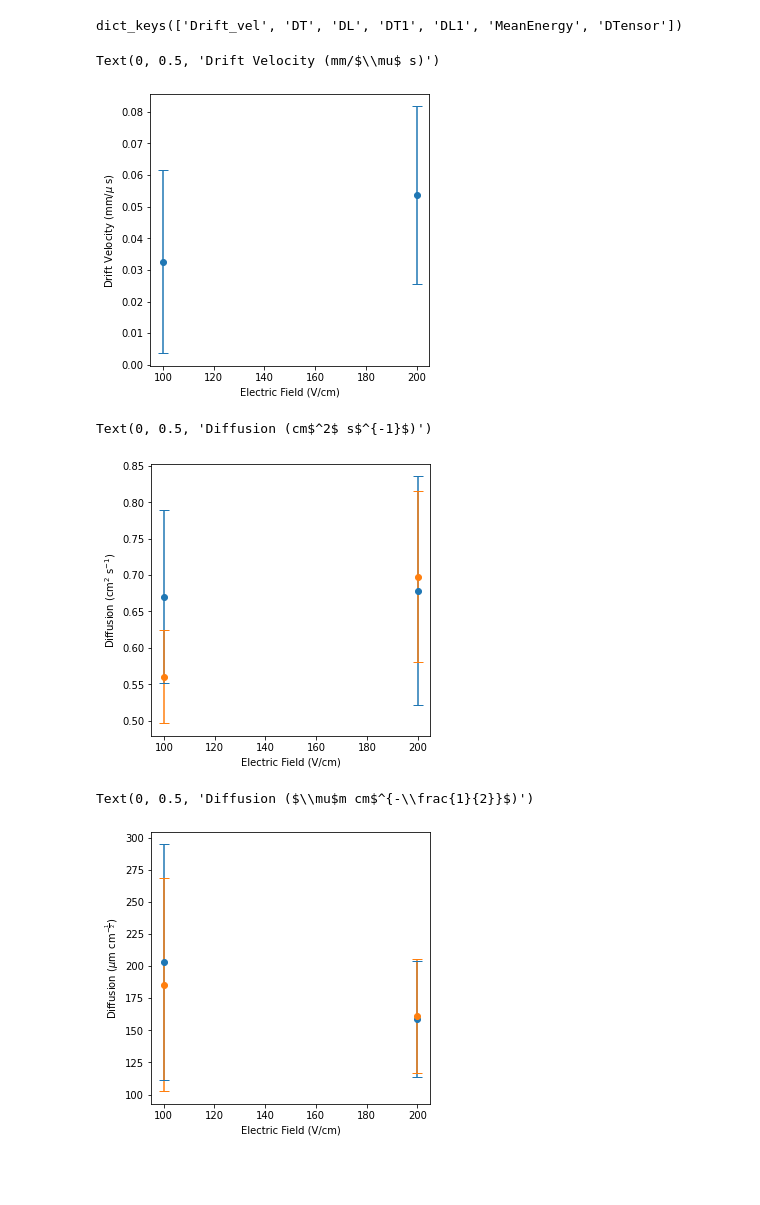
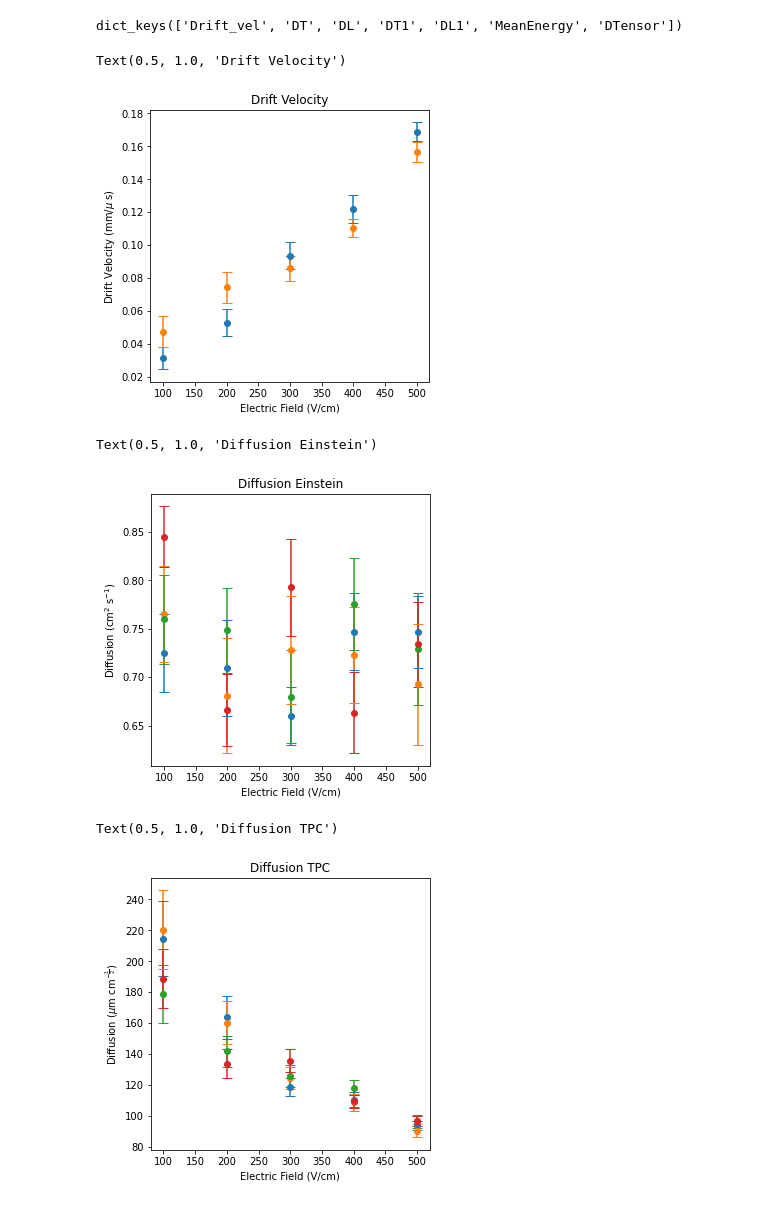
Before and after one commit to axk4357/PyBoltz, a Jupyter notebook: examples/Example.ipynb, the cells around one changed output. Saved outputs shown, nothing was run; the diff lists cells and outputs as text; code cells hidden in the pictures; blank space fills up the shorter version.

```diff
--- a/examples/Example.ipynb
+++ b/examples/Example.ipynb
@@ -54,9 +54,9 @@ DME 25
 DME2 26
 # %%
 # Configure settings for our simulation
-MySettings   ={'Gases'                 :['DME2','CO2'],
+MySettings   ={'Gases'                 :['DME','CO2'],
                'Fractions'             :[99,1],
-               'Max_collisions'        :1e7,
+               'Max_collisions'        :1e8,
                'EField_Vcm'            :100,
                'Max_electron_energy'   :0,
                'Temperature_C'         :23,
@@ -79,11 +79,22 @@ DTs_err=[]
 DLs_err=[]
 DT1s_err=[]
 DL1s_err=[]
+
+DriftVelsB=[]
+DriftVels_errB=[]
+DTsB=[]
+DLsB=[]
+DT1sB=[]
+DL1sB=[]
+DTs_errB=[]
+DLs_errB=[]
+DT1s_errB=[]
+DL1s_errB=[]
 # %%
 
 # Run for each E field
 
-EFields=np.arange(100,300,100)
+EFields=np.arange(100,600,100)
 t1=time.time()
 for E in EFields:
     print("Running with E Field " +str(E))
@@ -127,32 +206,40 @@ dict_keys(['Drift_vel', 'DT', 'DL', 'DT1', 'DL1', 'MeanEnergy', 'DTensor'])
 # %%
 # Plot drift vel
 pylab.figure(figsize=(5,5))
 pylab.errorbar(EFields,DriftVels,DriftVels_err,capsize=5,fmt='o')
+pylab.errorbar(EFields,DriftVelsB,DriftVels_errB,capsize=5,fmt='o')
 pylab.xlabel("Electric Field (V/cm)")
 pylab.ylabel(r"Drift Velocity (mm/$\mu$ s)")
+pylab.title("Drift Velocity")
 # %% [output]
-Text(0, 0.5, 'Drift Velocity (mm/$\\mu$ s)')
+Text(0.5, 1.0, 'Drift Velocity')
-[figure, old version]
+[figure, new version]
 # %%
 # Plot Diffusion in Einstein units
 pylab.figure(figsize=(5,5))
 pylab.errorbar(EFields,DTs,DTs_err,capsize=5,fmt='o',label="Transverse")
 pylab.errorbar(EFields,DLs,DLs_err,capsize=5,fmt='o',label="Longitudinal")
+pylab.errorbar(EFields,DTsB,DTs_errB,capsize=5,fmt='o')
+pylab.errorbar(EFields,DLsB,DLs_errB,capsize=5,fmt='o')
 pylab.xlabel("Electric Field (V/cm)")
 pylab.ylabel(r"Diffusion (cm$^2$ s$^{-1}$)")
+pylab.title("Diffusion Einstein")
 # %% [output]
-Text(0, 0.5, 'Diffusion (cm$^2$ s$^{-1}$)')
+Text(0.5, 1.0, 'Diffusion Einstein')
-[figure, old version]
+[figure, new version]
 # %%
 # Plot Diffusion in TPC units
 pylab.figure(figsize=(5,5))
 pylab.errorbar(EFields,DT1s,DT1s_err,capsize=5,fmt='o',label="Transverse")
 pylab.errorbar(EFields,DL1s,DL1s_err,capsize=5,fmt='o',label="Longitudinal")
+pylab.errorbar(EFields,DT1sB,DT1s_errB,capsize=5,fmt='o')
+pylab.errorbar(EFields,DL1sB,DL1s_errB,capsize=5,fmt='o')
 pylab.xlabel("Electric Field (V/cm)")
 pylab.ylabel(r"Diffusion ($\mu$m cm$^{-\frac{1}{2}}$)")
+pylab.title("Diffusion TPC")
 # %% [output]
-Text(0, 0.5, 'Diffusion ($\\mu$m cm$^{-\\frac{1}{2}}$)')
+Text(0.5, 1.0, 'Diffusion TPC')
-[figure, old version]
+[figure, new version]
 # %%
 print(DTs)
 # %% [output]
```
Also changed, not shown: parts of 4 cells of this notebook, 3 other files.
